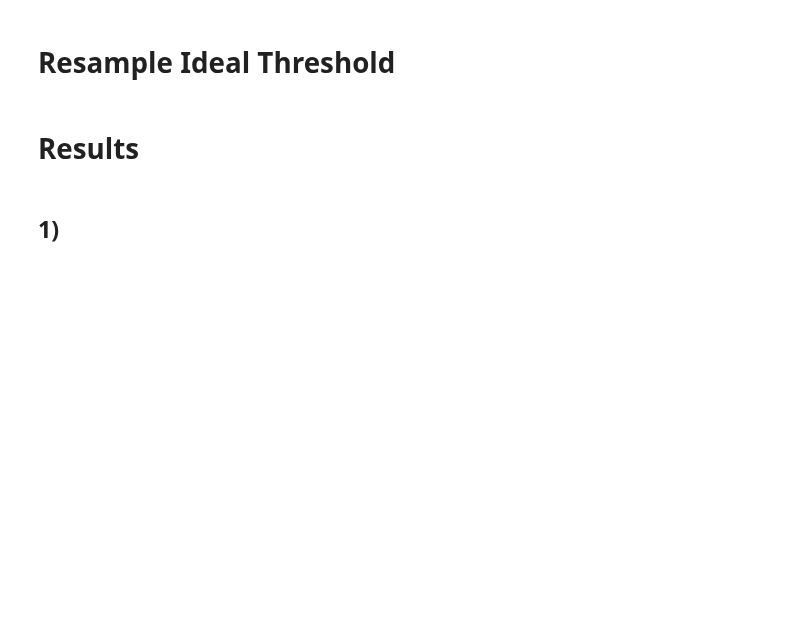
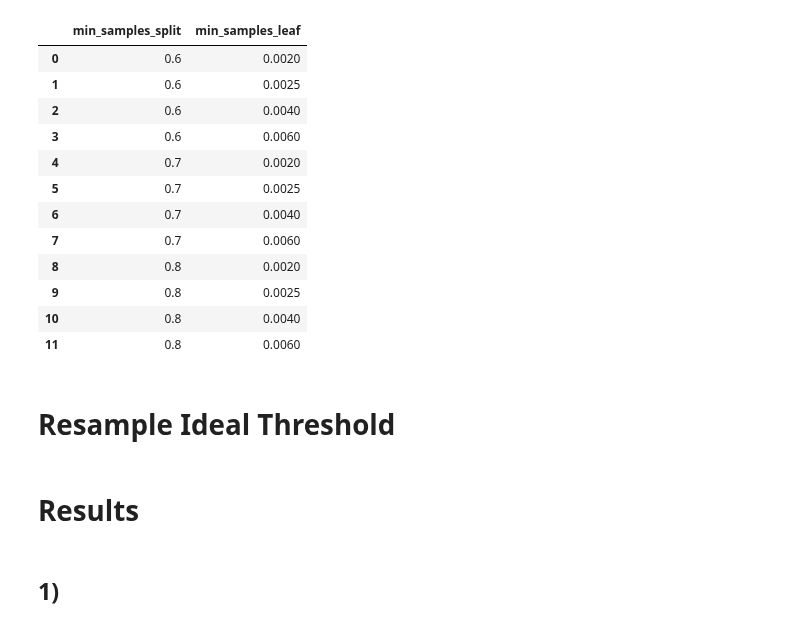
Before and after one commit to shane-kercheval/udacity, a Jupyter notebook: data_scientist_nanodegree/projects/p1_charityml/custom/Adaboost_tuning_oo-learning.ipynb, the cells around one changed output. Drawn from its saved outputs; the diff is of its cells as text; code cells hidden in the pictures; blank space fills up the shorter version.

```diff
--- a/data_scientist_nanodegree/projects/p1_charityml/custom/Adaboost_tuning_oo-learning.ipynb
+++ b/data_scientist_nanodegree/projects/p1_charityml/custom/Adaboost_tuning_oo-learning.ipynb
@@ -46,11 +61,27 @@ global_transformations = [
 ]
 # %%
 params_dict = dict(
-    n_estimators=[500, 750, 1000],
-    max_features=[0.3, 0.6, 0.9],
-    max_depth=[10, 12, 14],
+#    n_estimators=[500, 750, 1500],
+    #max_features=[0.2, 0.25, 0.3, 0.35, 0.4],
+    #max_depth=[2, 3, 4],
+    min_samples_split=[0.6, 0.7, 0.8],
+    min_samples_leaf=[0.002, 0.0025, 0.004, 0.006],
 )
 grid = oo.HyperParamsGrid(params_dict=params_dict)
 grid.params_grid
+# %% [output]
+|  | min_samples_split | min_samples_leaf |
+| 0 | 0.6 | 0.0020 |
+| 1 | 0.6 | 0.0025 |
+| 2 | 0.6 | 0.0040 |
+| 3 | 0.6 | 0.0060 |
+| 4 | 0.7 | 0.0020 |
+| 5 | 0.7 | 0.0025 |
+| 6 | 0.7 | 0.0040 |
+| 7 | 0.7 | 0.0060 |
+| 8 | 0.8 | 0.0020 |
+| 9 | 0.8 | 0.0025 |
+| 10 | 0.8 | 0.0040 |
+| 11 | 0.8 | 0.0060 |
 # %%
 hyper_param_object = oo.AdaBoostClassifierHP(
```
Also changed, not shown: parts of 11 cells of this notebook, 3 other files.
